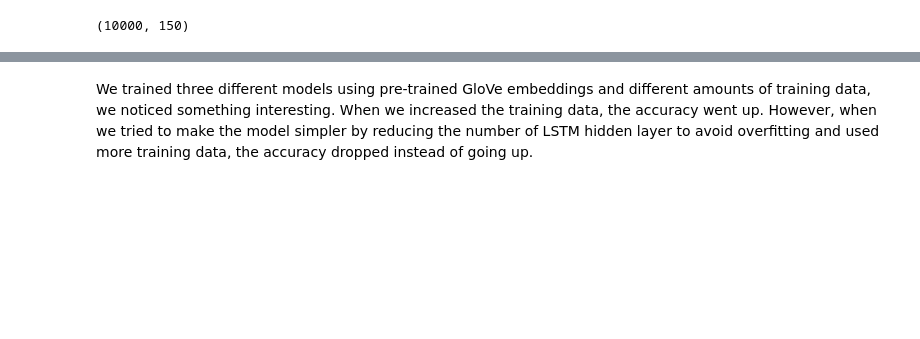
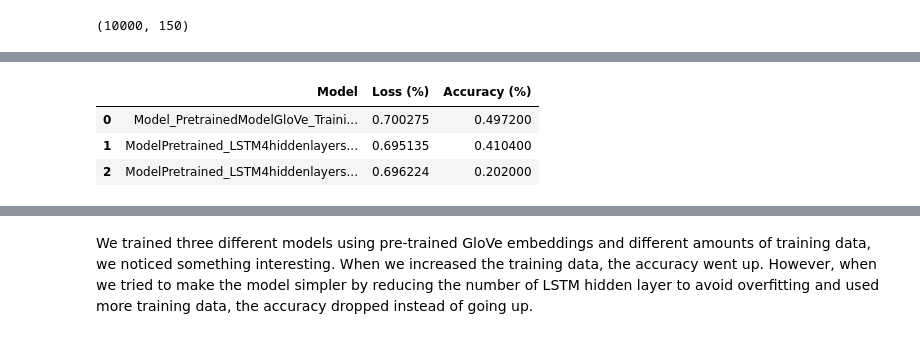
Before and after one commit to 64060kbarot/AML_64061, a Jupyter notebook: Assignment4_Text&Sequence_using_IMDBdataset.ipynb, the cells around one changed output, grey strips where cells are left out. Drawn from its saved outputs; the diff is of its cells as text; code cells hidden in the pictures; blank space fills up the shorter version.

```diff
--- a/Assignment4_Text&Sequence_using_IMDBdataset.ipynb
+++ b/Assignment4_Text&Sequence_using_IMDBdataset.ipynb
@@ -1865,0 +1861,34 @@ Accuracy: 0.622
+# %%
+import numpy as np
+import pandas as pd
+from IPython.display import display
+
+Models = ("Model_PretrainedModelGloVe_Trainingsample100","ModelPretrained_LSTM4hiddenlayers_Trainingsample5000","ModelPretrained_LSTM4hiddenlayers_Trainingsample10000")
+Loss = (PreModel1_Results[0],PreModel2_Results[0],PreModel3_Results[0])
+Accuracy = (PreModel1_Results[1],PreModel2_Results[1],PreModel3_Results[1])
+
+# Create a DataFrame
+df = pd.DataFrame({
+    'Model': Models,
+    'Loss (%)': Loss,
+    'Accuracy (%)': Accuracy
+})
+
+# Find the row with the highest accuracy
+max_accuracy_index = df['Accuracy (%)'].idxmax()
+
+# Highlight the row with the highest accuracy
+def highlight_max(s):
+    is_max = s == s.max()
+    return ['background-color: yellow' if v else '' for v in is_max]
+
+# Apply the highlight function
+df_styled = df.style.apply(highlight_max, subset=['Accuracy (%)'])
+
+# Display the styled DataFrame
+display(df_styled)
+# %% [output]
+|  | Model | Loss (%) | Accuracy (%) |
+| 0 | Model_PretrainedModelGloVe_Traini... | 0.700275 | 0.497200 |
+| 1 | ModelPretrained_LSTM4hiddenlayers... | 0.695135 | 0.410400 |
+| 2 | ModelPretrained_LSTM4hiddenlayers... | 0.696224 | 0.202000 |
```
Also changed, not shown: parts of 20 cells of this notebook.
